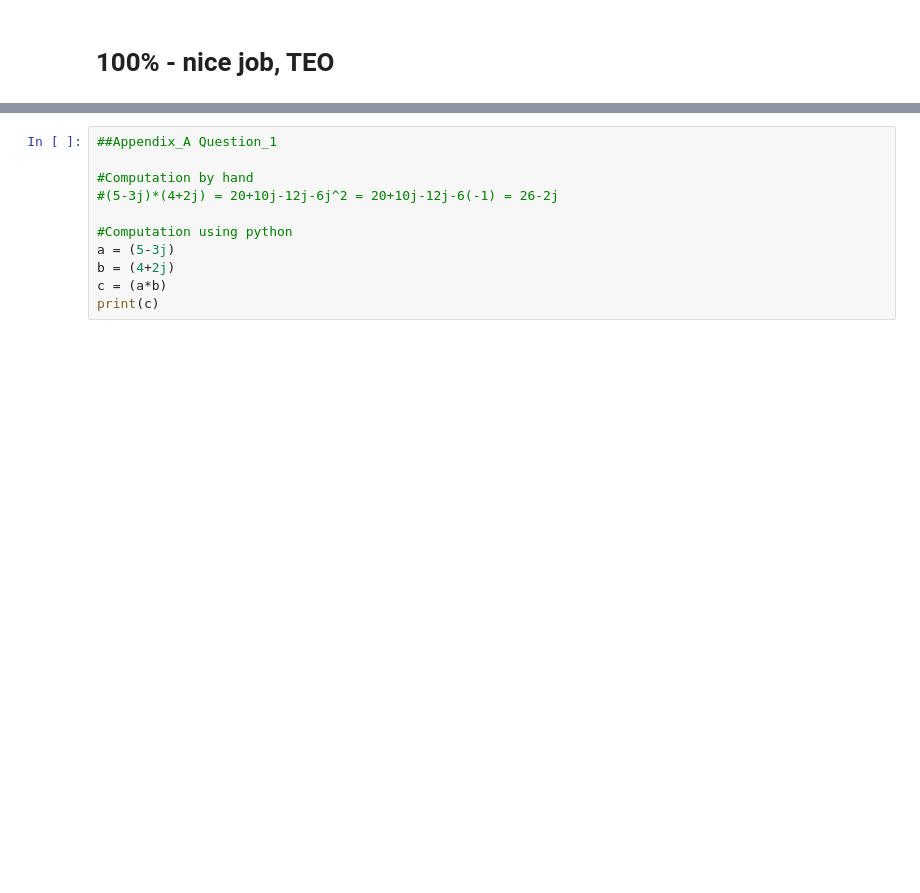
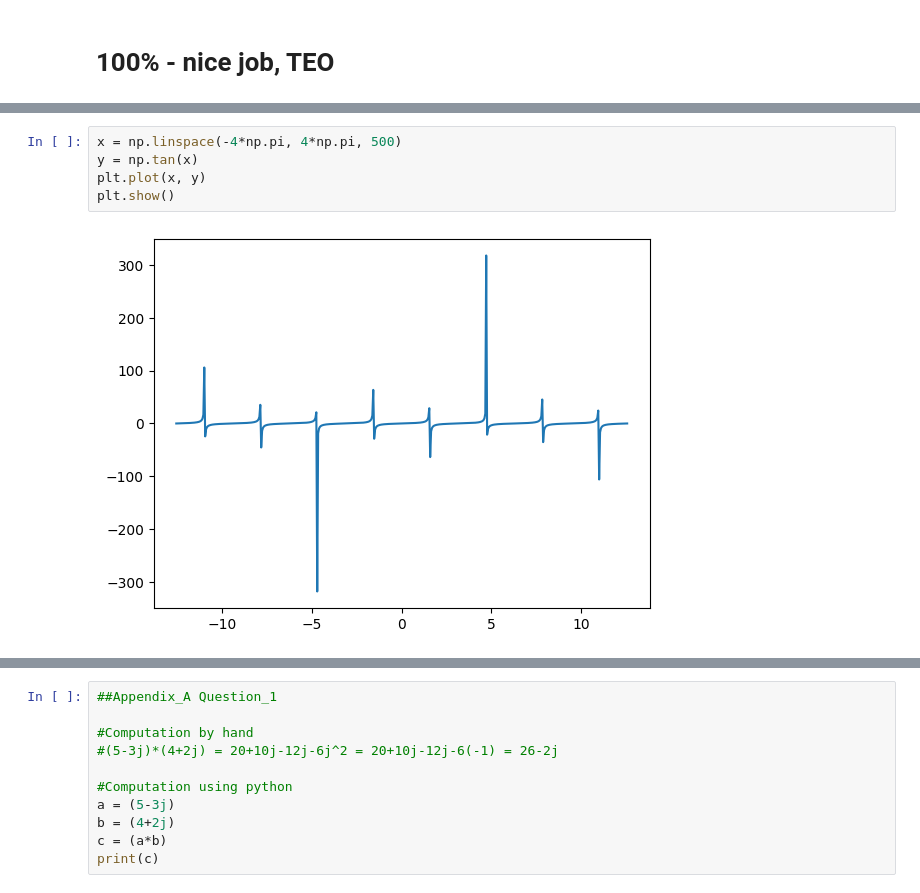
Before and after one commit to soil-physics-okstate/soil-physics-theory, a Jupyter notebook: content/appendix-a/mab_appendixa.ipynb, the cells around one changed output, grey strips where cells are left out. Saved outputs shown, nothing was run; the diff lists cells and outputs as text; blank space fills up the shorter version.

```diff
--- a/content/appendix-a/mab_appendixa.ipynb
+++ b/content/appendix-a/mab_appendixa.ipynb
@@ -2,0 +20,7 @@
+# %%
+x = np.linspace(-4*np.pi, 4*np.pi, 500)
+y = np.tan(x)
+plt.plot(x, y)
+plt.show()
+# %% [output]
+[figure, added]
```
Also changed, not shown: parts of 3 cells of this notebook.
